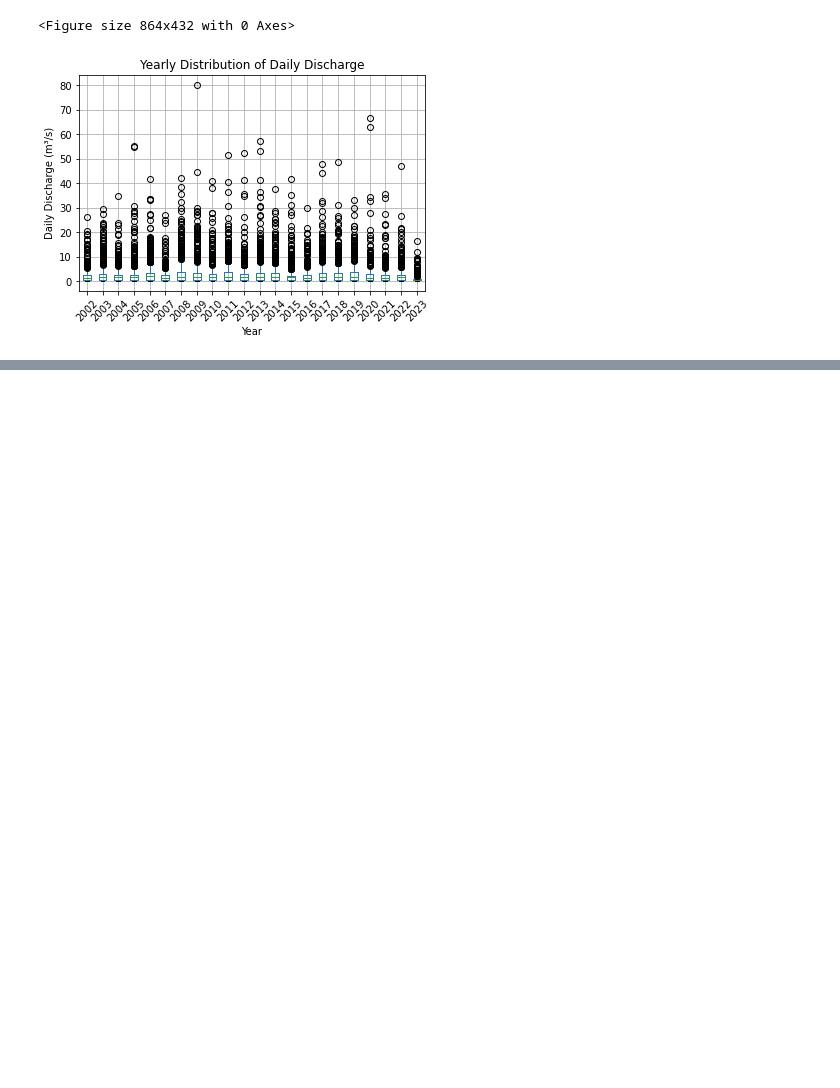
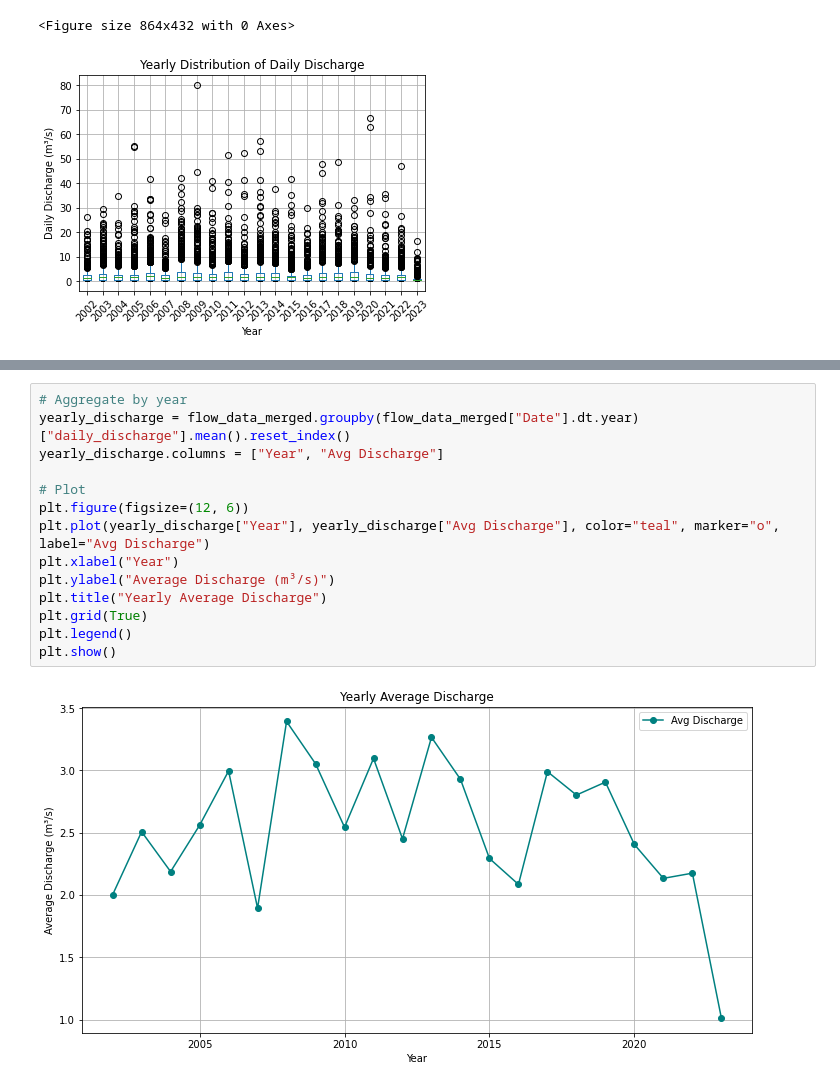
Before and after one commit to Lyimo-The-Destroyer/Papas-Piazzeria, a Jupyter notebook: Code Material/Flow data analysis.ipynb, the cells around one changed output, grey strips where cells are left out. Cells and saved outputs as stored; diff of their text form; blank space fills up the shorter version.

```diff
--- a/Code Material/Flow data analysis.ipynb
+++ b/Code Material/Flow data analysis.ipynb
@@ -231,0 +286,16 @@ plt.show()
+# %%
+# Aggregate by year
+yearly_discharge = flow_data_merged.groupby(flow_data_merged["Date"].dt.year)["daily_discharge"].mean().reset_index()
+yearly_discharge.columns = ["Year", "Avg Discharge"]
+
+# Plot
+plt.figure(figsize=(12, 6))
+plt.plot(yearly_discharge["Year"], yearly_discharge["Avg Discharge"], color="teal", marker="o", label="Avg Discharge")
+plt.xlabel("Year")
+plt.ylabel("Average Discharge (m³/s)")
+plt.title("Yearly Average Discharge")
+plt.grid(True)
+plt.legend()
+plt.show()
+# %% [output]
+[figure, added]
```
Also changed, not shown: parts of 5 cells of this notebook.
